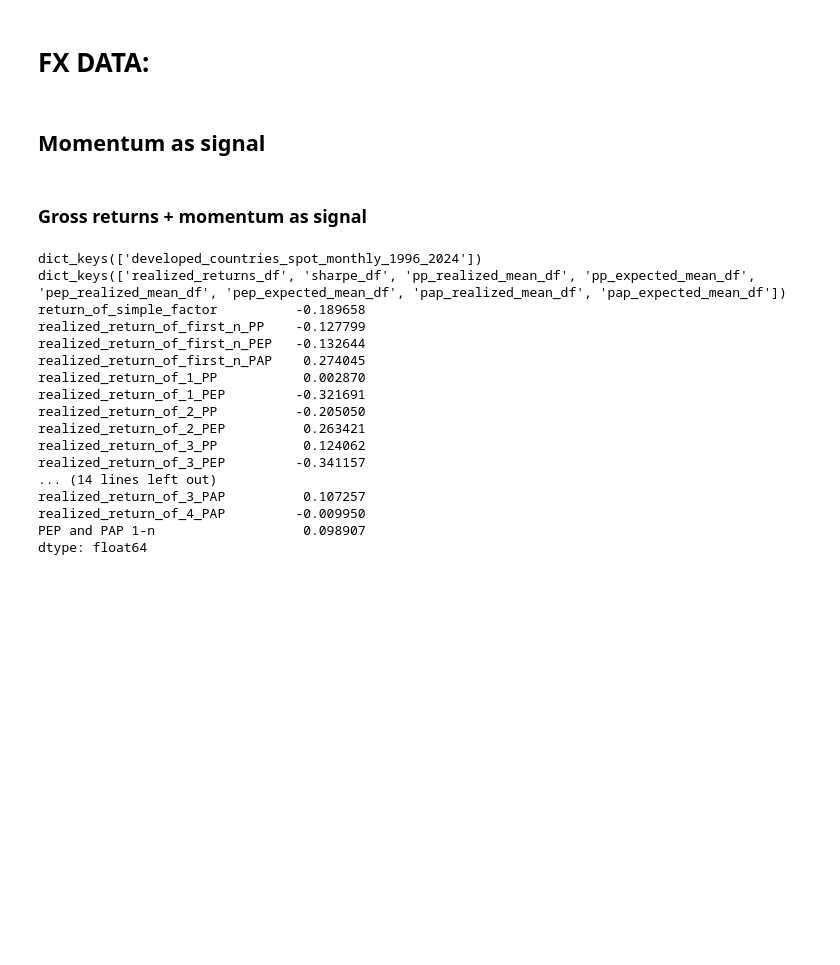
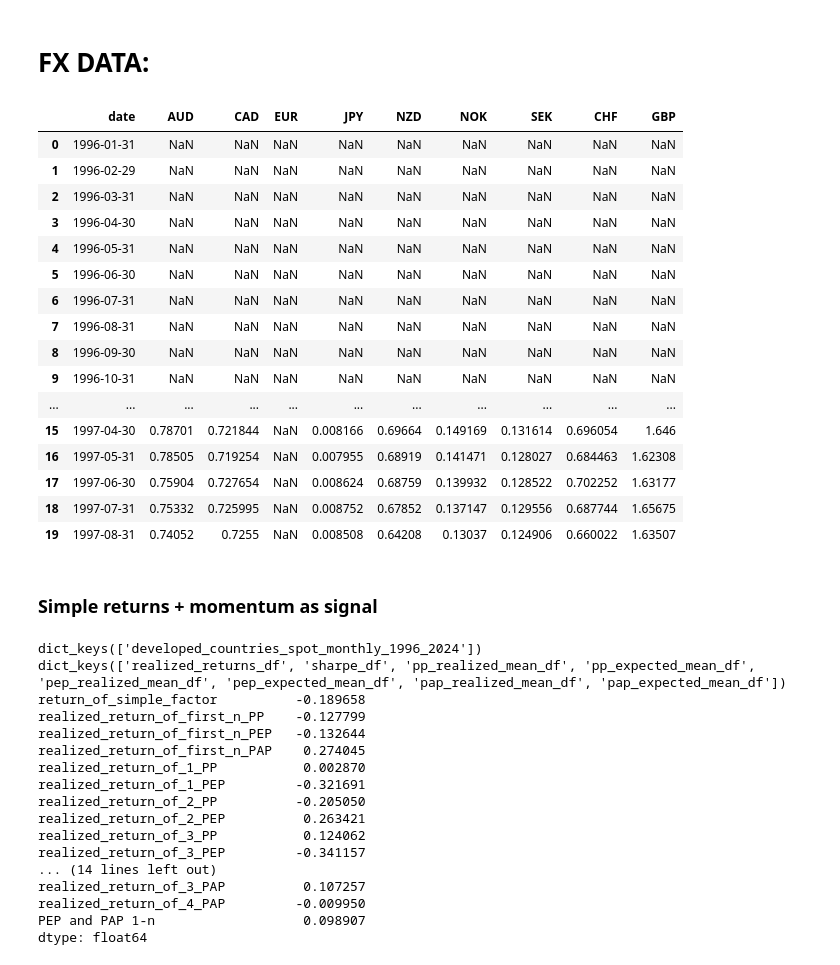
Before and after one commit to aminizadyar/Principal-Portfolios, a Jupyter notebook: PP_monthly_equity_FX.ipynb, the cells around one changed output. Drawn from its saved outputs; the diff is of its cells as text; code cells hidden in the pictures; blank space fills up the shorter version.

Commit message:
working on excess returns

```diff
--- a/PP_monthly_equity_FX.ipynb
+++ b/PP_monthly_equity_FX.ipynb
@@ -18,2 +9,39 @@ developed_countries_spot_monthly = pp.calculate_log_returns(developed_countries_
+# %%
+# I did not put this function in the other file. Because it is very specific and is designed for my data.
+def process_fx_dataset(adress):
+    df = pd.read_excel(adress, skiprows=2)
+    df = pp.invert_usd_columns(df)
+    df = df.rename(columns={"Currency":"date"})
+    df['date'] = pp.convert_date_column_for_monthly_data(df)
+    return df
+# %%
+# Importing spot data of developed currencies
+data_to_read_address = ["data/developed_countries_spot_monthly_1996_2024.xlsx",
+                        "data/developed_countries_futures_monthly_1996_2024.xlsx"]
+dataset_spot = data_to_read_address[0]
+dataset_futures = data_to_read_address[1]
+
+developed_countries_spot_monthly = process_fx_dataset(dataset_spot)
+developed_countries_futures_monthly = process_fx_dataset(dataset_futures)
+# %%
+developed_countries_futures_monthly.head(20)
+# %% [output]
+|  | date | AUD | CAD | EUR | JPY | NZD | NOK | SEK | CHF | GBP |
+| 0 | 1996-01-31 | NaN | NaN | NaN | NaN | NaN | NaN | NaN | NaN | NaN |
+| 1 | 1996-02-29 | NaN | NaN | NaN | NaN | NaN | NaN | NaN | NaN | NaN |
+| 2 | 1996-03-31 | NaN | NaN | NaN | NaN | NaN | NaN | NaN | NaN | NaN |
+| 3 | 1996-04-30 | NaN | NaN | NaN | NaN | NaN | NaN | NaN | NaN | NaN |
+| 4 | 1996-05-31 | NaN | NaN | NaN | NaN | NaN | NaN | NaN | NaN | NaN |
+| 5 | 1996-06-30 | NaN | NaN | NaN | NaN | NaN | NaN | NaN | NaN | NaN |
+| 6 | 1996-07-31 | NaN | NaN | NaN | NaN | NaN | NaN | NaN | NaN | NaN |
+| 7 | 1996-08-31 | NaN | NaN | NaN | NaN | NaN | NaN | NaN | NaN | NaN |
+| 8 | 1996-09-30 | NaN | NaN | NaN | NaN | NaN | NaN | NaN | NaN | NaN |
+| 9 | 1996-10-31 | NaN | NaN | NaN | NaN | NaN | NaN | NaN | NaN | NaN |
+| ... | ... | ... | ... | ... | ... | ... | ... | ... | ... | ... |
+| 15 | 1997-04-30 | 0.78701 | 0.721844 | NaN | 0.008166 | 0.69664 | 0.149169 | 0.131614 | 0.696054 | 1.646 |
+| 16 | 1997-05-31 | 0.78505 | 0.719254 | NaN | 0.007955 | 0.68919 | 0.141471 | 0.128027 | 0.684463 | 1.62308 |
+| 17 | 1997-06-30 | 0.75904 | 0.727654 | NaN | 0.008624 | 0.68759 | 0.139932 | 0.128522 | 0.702252 | 1.63177 |
+| 18 | 1997-07-31 | 0.75332 | 0.725995 | NaN | 0.008752 | 0.67852 | 0.137147 | 0.129556 | 0.687744 | 1.65675 |
+| 19 | 1997-08-31 | 0.74052 | 0.7255 | NaN | 0.008508 | 0.64208 | 0.13037 | 0.124906 | 0.660022 | 1.63507 |
 # %% [markdown]
-## Momentum as signal
+### Simple returns + momentum as signal
@@ -26,5 +48,3 @@ signal_df= signal_df.join(developed_countries_spot_monthly.iloc[:, 1:].shift(1))
-# %% [markdown]
-### Gross returns + momentum as signal
 # %%
 starting_year_to_filter = 1996
 end_year_to_filter = 2024
```
Also changed, not shown: parts of 8 cells of this notebook, 1 other file.
